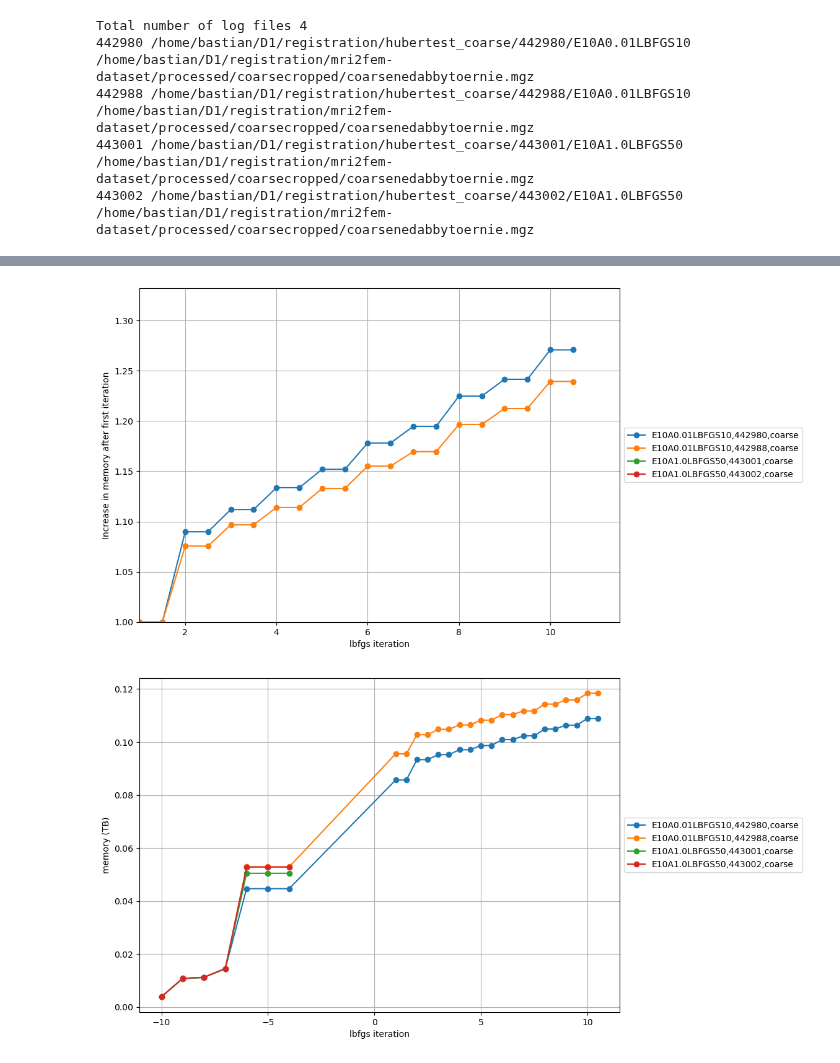
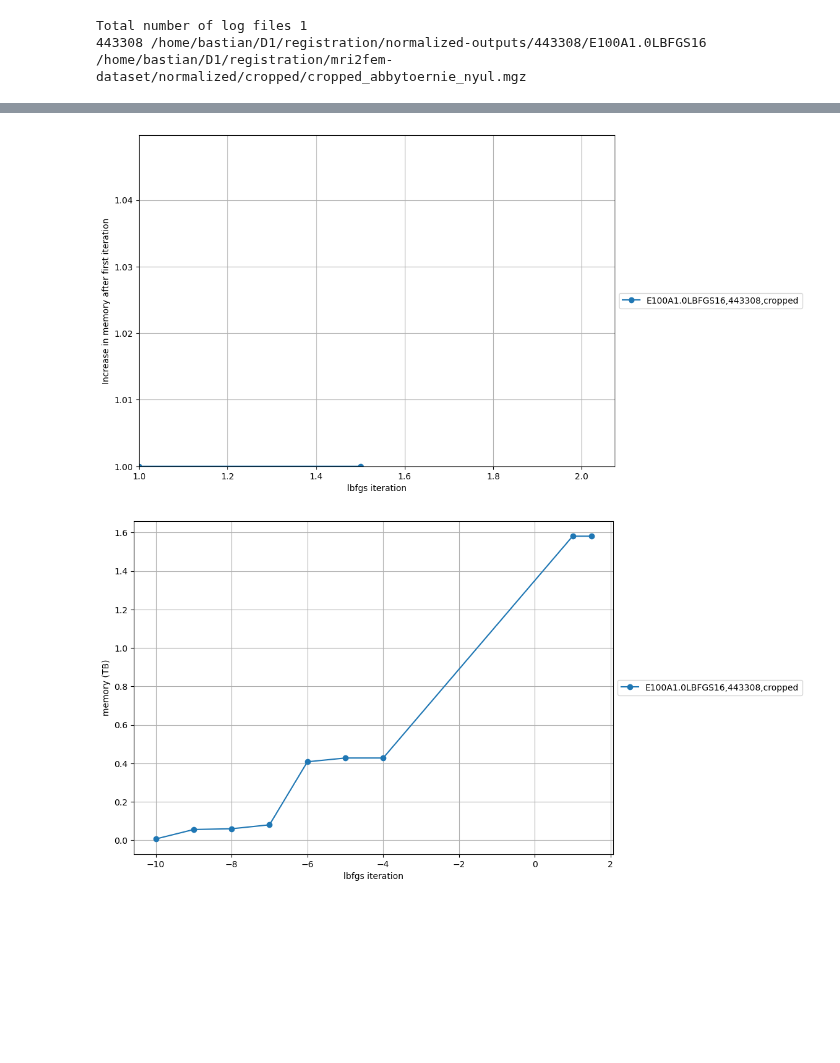
Before and after one commit to JohannesHaubner/mapMRI, a Jupyter notebook: examples/debugging/mem.ipynb, the cells around one changed output, grey strips where cells are left out. Saved outputs shown, nothing was run; the diff lists cells and outputs as text; code cells hidden in the pictures; blank space fills up the shorter version.

```diff
--- a/examples/debugging/mem.ipynb
+++ b/examples/debugging/mem.ipynb
@@ -27,8 +27,10 @@ path = pathlib.Path("/home/bastian/D1/registration/mrislurm/")
 # ]
 
 
-slurmids = [442980, 442988,
-443001, 443002
+slurmids = [
+    # 442980, 442988,
+    # 443001, 443002
+    443308
 ]
 
 print("Total number of log files", len(slurmids))
@@ -185,12 +187,6 @@ ax.legend(loc='center left', bbox_to_anchor=(1, 0.5))
 ax2.legend(loc='center left', bbox_to_anchor=(1, 0.5))
 plt.show()
 # %% [output]
-Total number of log files 4
-442980 /home/bastian/D1/registration/hubertest_coarse/442980/E10A0.01LBFGS10
-/home/bastian/D1/registration/mri2fem-dataset/processed/coarsecropped/coarsenedabbytoernie.mgz
-442988 /home/bastian/D1/registration/hubertest_coarse/442988/E10A0.01LBFGS10
-/home/bastian/D1/registration/mri2fem-dataset/processed/coarsecropped/coarsenedabbytoernie.mgz
-443001 /home/bastian/D1/registration/hubertest_coarse/443001/E10A1.0LBFGS50
-/home/bastian/D1/registration/mri2fem-dataset/processed/coarsecropped/coarsenedabbytoernie.mgz
-443002 /home/bastian/D1/registration/hubertest_coarse/443002/E10A1.0LBFGS50
-/home/bastian/D1/registration/mri2fem-dataset/processed/coarsecropped/coarsenedabbytoernie.mgz
+Total number of log files 1
+443308 /home/bastian/D1/registration/normalized-outputs/443308/E100A1.0LBFGS16
+/home/bastian/D1/registration/mri2fem-dataset/normalized/cropped/cropped_abbytoernie_nyul.mgz
@@ -198,5 +194,5 @@ Total number of log files 4
-[figure, old version]
+[figure, new version]
-[figure, old version]
+[figure, new version]
 # %%
 
 for slurmid in range(440221, 440674):
```
Also changed, not shown: parts of 1 cell of this notebook, 5 other files.
